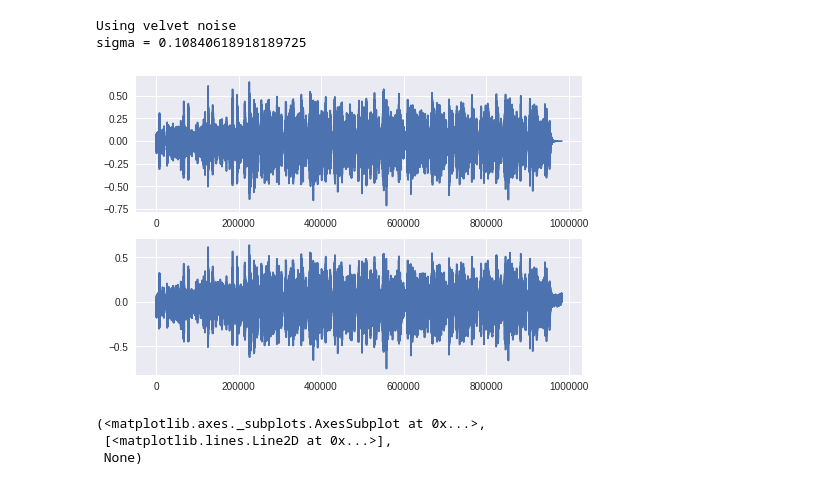
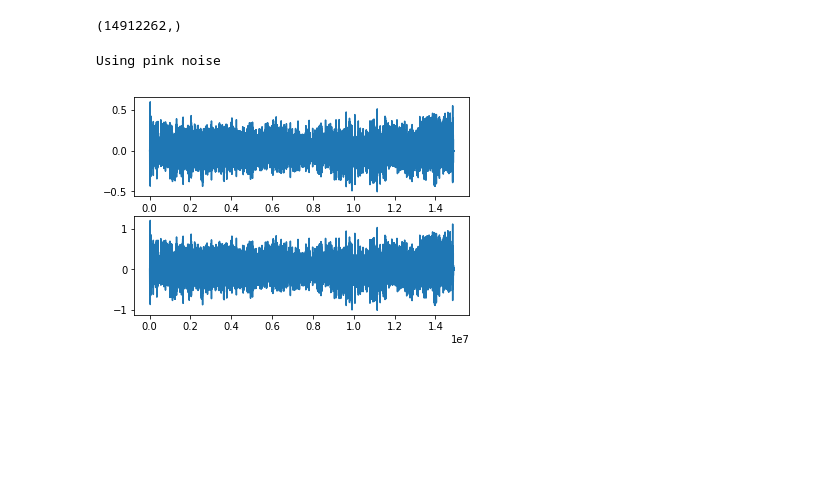
Before and after one commit to Christie22/SingleChannelDenoising, a Jupyter notebook: notebooks/experiment_denoise.ipynb, the cells around one changed output. Saved outputs shown, nothing was run; the diff lists cells and outputs as text; code cells hidden in the pictures; blank space fills up the shorter version.

```diff
--- a/notebooks/experiment_denoise.ipynb
+++ b/notebooks/experiment_denoise.ipynb
@@ -244,24 +137,29 @@ def denoise(model_name, model_path, input_path, output_path,
 # %%
-x, sr = librosa.load(librosa.util.example_audio_file(),sr=16000)
-N = len(x)
-t = np.arange(0,N/sr,1/sr)
-SNR = 0
-sigma = np.sqrt(x@(x.T)/(N*10**(SNR/10)));
-
-
-x_noisy = x+velvet_noise(x, SNR)#x + [sigma* rnd.uniform(-.1,.1) for tt in range(len(t)) ]
-
-# (x.shape, x_noisy.shape)
+# x, sr = librosa.load(librosa.util.example_audio_file(),sr=16000)
+# N = len(x)
+# t = np.arange(0,N/sr,1/sr)
+# snr = 0
+# sigma = np.sqrt(x@(x.T)/(N*10**(snr/10)));
+# x_noisy = x+ velvet_noise(x,snr)#x + [sigma* rnd.uniform(-.1,.1) for tt in range(len(t)) ]
-# %% [output]
-Using velvet noise
-sigma = 0.10840618918189725
+# %%
+
+noise = pink_noise
+# %%
+x, sr = librosa.core.load('/data/riccardo_datasets/cnn_news/newsday032213.wav', sr=10000)
+print(x.shape)
+# %% [output]
+(14912262,)
+# %%
+snr=0
+x_noisy = x + noise(x,snr)#x + [sigma* rnd.uniform(-.1,.1) for tt in range(len(t)) ]
+# (x.shape, x_noisy.shape)
+# %% [output]
+Using pink noise
 # %%
 plt.subplot(2,1,1), plt.plot(x),
-plt.subplot(2,1,2), plt.plot(x_noisy), plt.show()
+plt.subplot(2,1,2), plt.plot(x_noisy),
+plt.show()
 # %% [output]
-[figure, old version]
+[figure, new version]
-(<matplotlib.axes._subplots.AxesSubplot at 0x...>,
- [<matplotlib.lines.Line2D at 0x...>],
- None)
 # %%
 n_fft = 512
```
Also changed, not shown: parts of 12 cells of this notebook, 1 other file.
